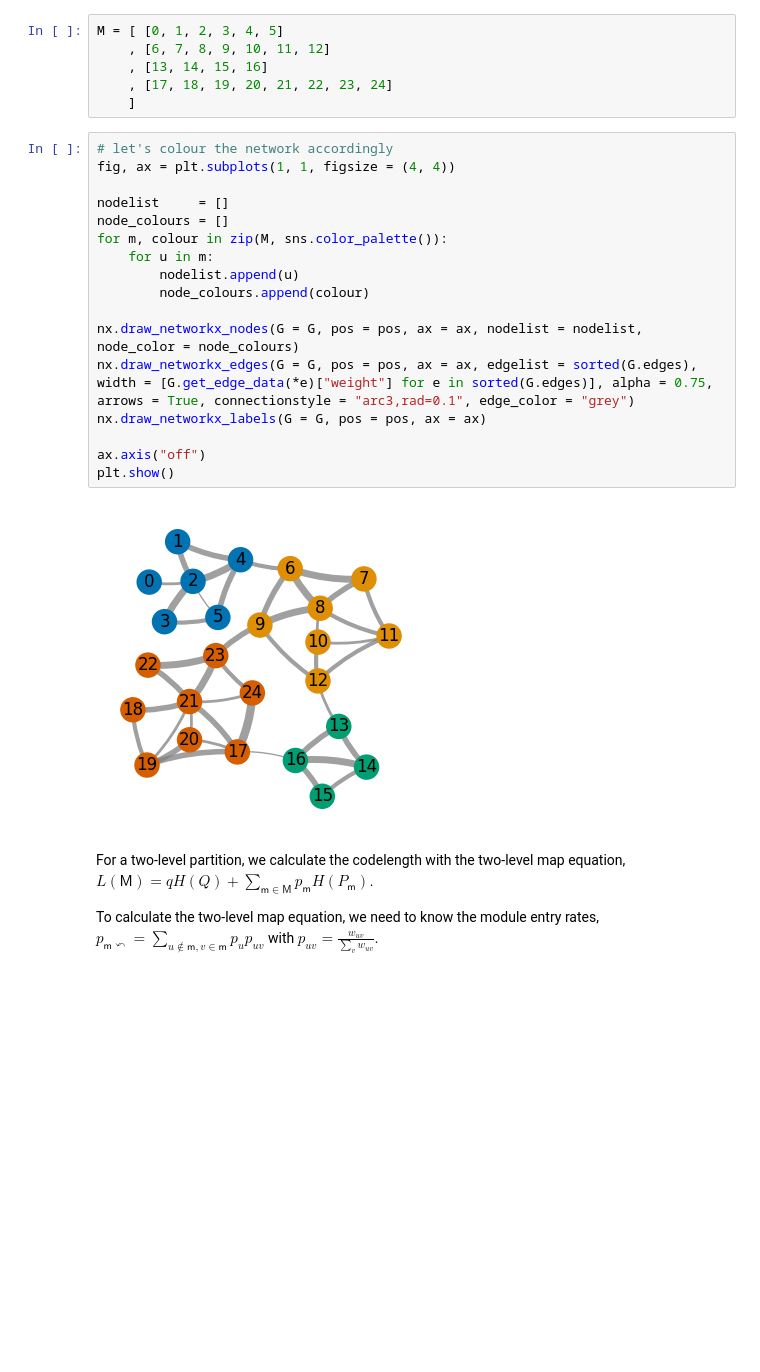
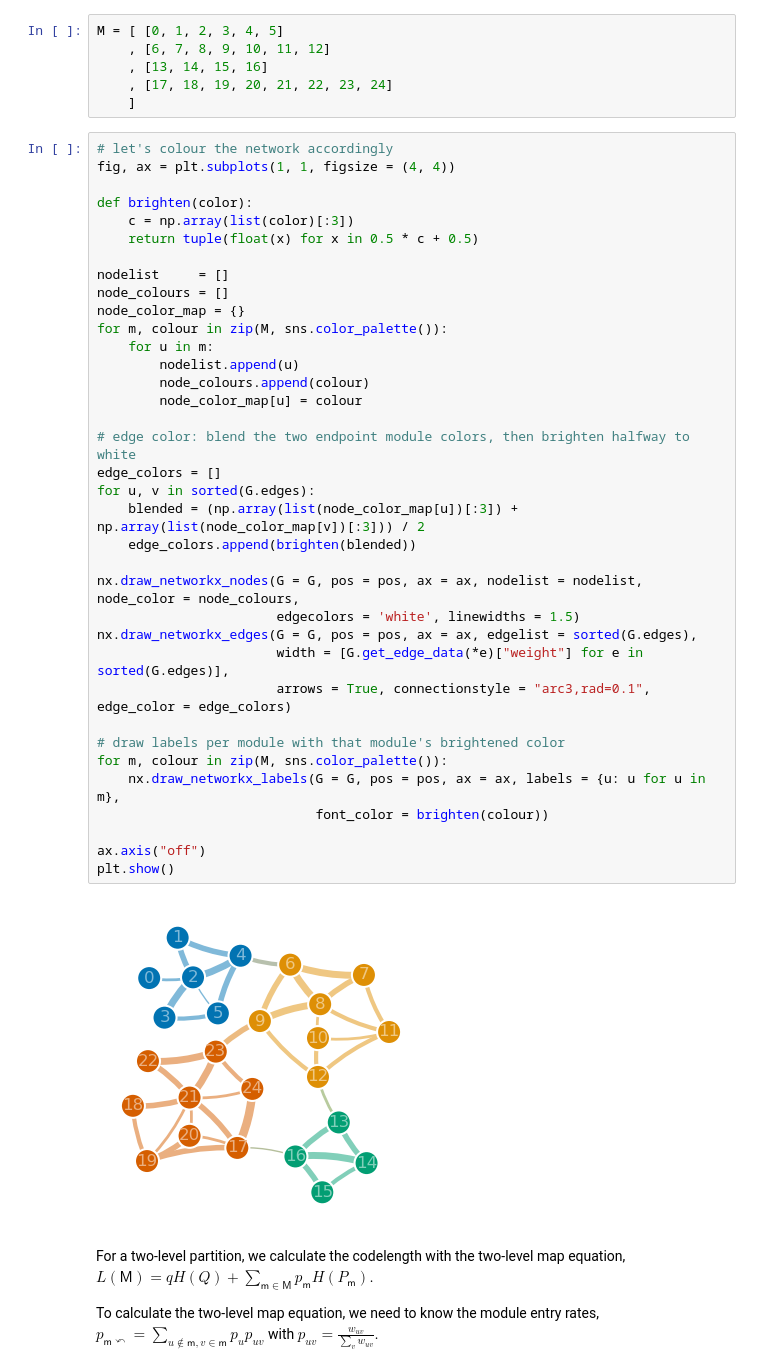
Before and after one commit to mapequation/infomap-tutorial-notebooks, a Jupyter notebook: 3.1 The two-level map equation.ipynb, the cells around one changed output. Cells and saved outputs as stored; diff of their text form; blank space fills up the shorter version.

Commit message:
Modified network styling

```diff
--- a/3.1 The two-level map equation.ipynb
+++ b/3.1 The two-level map equation.ipynb
@@ -104,22 +112,41 @@ M = [ [0, 1, 2, 3, 4, 5]
 # %%
 # let's colour the network accordingly
 fig, ax = plt.subplots(1, 1, figsize = (4, 4))
 
+def brighten(color):
+    c = np.array(list(color)[:3])
+    return tuple(float(x) for x in 0.5 * c + 0.5)
+
 nodelist     = []
 node_colours = []
+node_color_map = {}
 for m, colour in zip(M, sns.color_palette()):
     for u in m:
         nodelist.append(u)
         node_colours.append(colour)
+        node_color_map[u] = colour
 
-nx.draw_networkx_nodes(G = G, pos = pos, ax = ax, nodelist = nodelist, node_color = node_colours)
-nx.draw_networkx_edges(G = G, pos = pos, ax = ax, edgelist = sorted(G.edges), width = [G.get_edge_data(*e)["weight"] for e in sorted(G.edges)], alpha = 0.75, arrows = True, connectionstyle = "arc3,rad=0.1", edge_color = "grey")
-nx.draw_networkx_labels(G = G, pos = pos, ax = ax)
+# edge color: blend the two endpoint module colors, then brighten halfway to white
+edge_colors = []
+for u, v in sorted(G.edges):
+    blended = (np.array(list(node_color_map[u])[:3]) + np.array(list(node_color_map[v])[:3])) / 2
+    edge_colors.append(brighten(blended))
+
+nx.draw_networkx_nodes(G = G, pos = pos, ax = ax, nodelist = nodelist, node_color = node_colours,
+                       edgecolors = 'white', linewidths = 1.5)
+nx.draw_networkx_edges(G = G, pos = pos, ax = ax, edgelist = sorted(G.edges),
+                       width = [G.get_edge_data(*e)["weight"] for e in sorted(G.edges)],
+                       arrows = True, connectionstyle = "arc3,rad=0.1", edge_color = edge_colors)
+
+# draw labels per module with that module's brightened color
+for m, colour in zip(M, sns.color_palette()):
+    nx.draw_networkx_labels(G = G, pos = pos, ax = ax, labels = {u: u for u in m},
+                            font_color = brighten(colour))
 
 ax.axis("off")
 plt.show()
 # %% [output]
-[figure, old version]
+[figure, new version]
 # %% [markdown]
 For a two-level partition, we calculate the codelength with the two-level map equation, $L\left(\mathsf{M}\right) = q H\left(Q\right) + \sum_{\mathsf{m} \in \mathsf{M}} p_\mathsf{m} H\left(P_\mathsf{m}\right)$.
 
```
Also changed, not shown: parts of 1 cell of this notebook.
